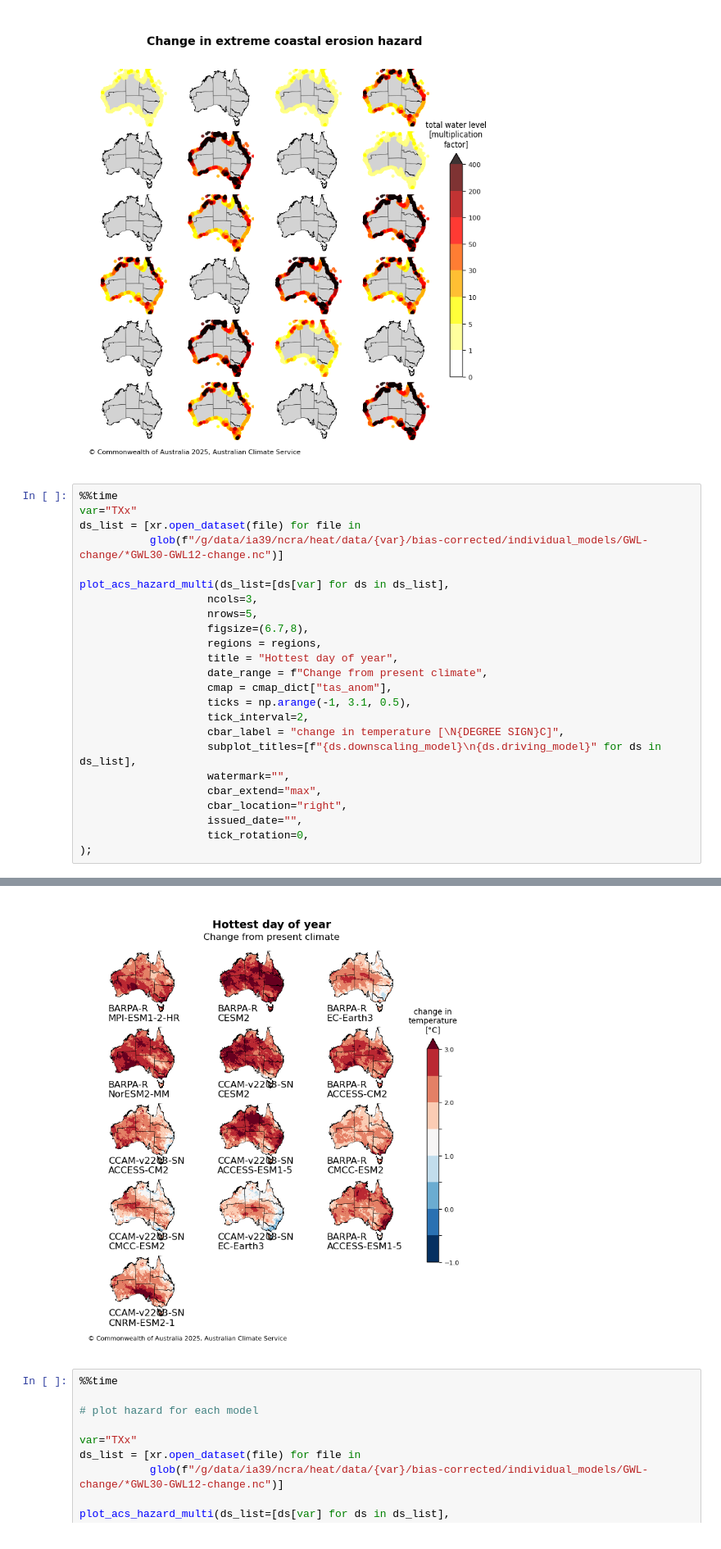
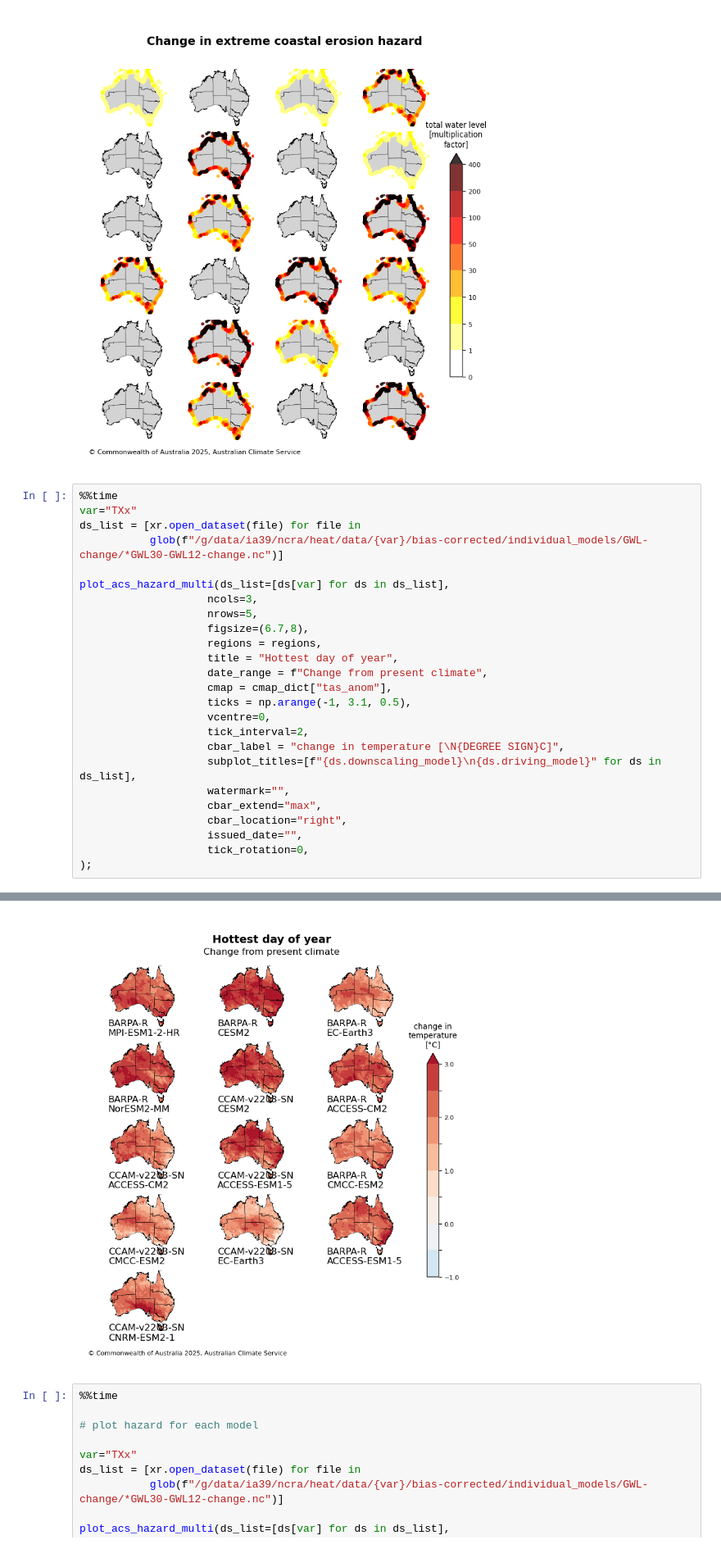
Before and after one commit to AusClimateService/plotting_maps, a Jupyter notebook: example_notebooks/multi_plots.ipynb, the cells around one changed output, grey strips where cells are left out. Shown at 82% size. Saved outputs shown, nothing was run; the diff lists cells and outputs as text.

Commit message:
updated example of multi panelled plotting - fix non centred cbar

```diff
--- a/example_notebooks/multi_plots.ipynb
+++ b/example_notebooks/multi_plots.ipynb
@@ -581,6 +581,7 @@ plot_acs_hazard_multi(ds_list=[ds[var] for ds in ds_list],
                     date_range = f"Change from present climate",
                     cmap = cmap_dict["tas_anom"],
                     ticks = np.arange(-1, 3.1, 0.5),
+                    vcentre=0,
                     tick_interval=2,
                     cbar_label = "change in temperature [\N{DEGREE SIGN}C]",
                     subplot_titles=[f"{ds.downscaling_model}\n{ds.driving_model}" for ds in ds_list],
@@ -596,4 +597,4 @@ Wall time: 25.4 s
-[figure, old version]
+[figure, new version]
 # %%
 %%time
 
```
Also changed, not shown: parts of 1 cell of this notebook.
